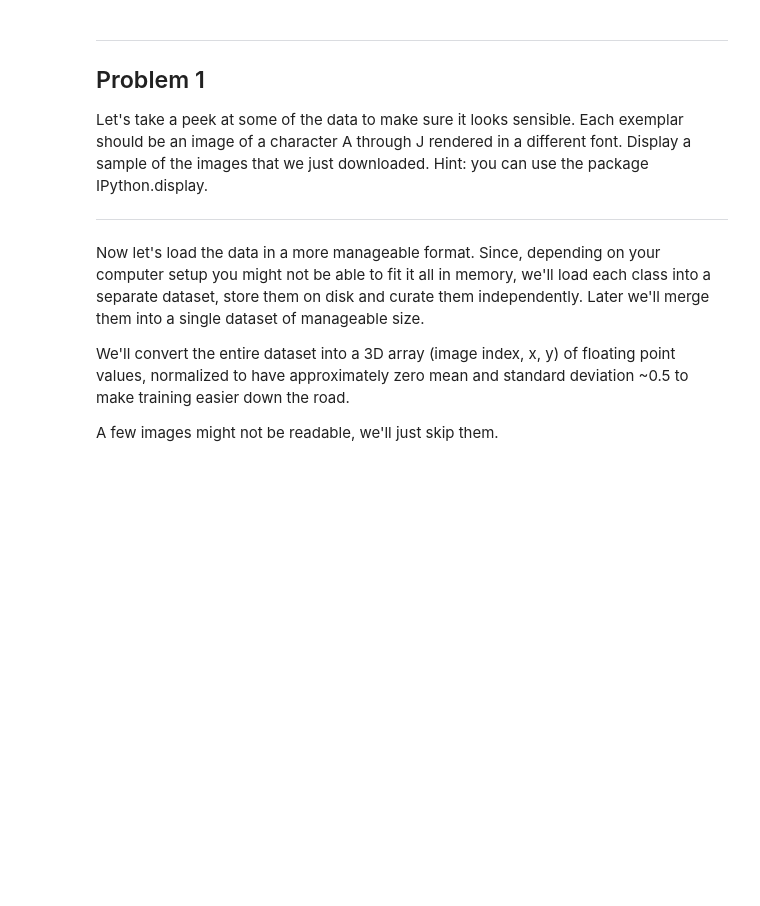
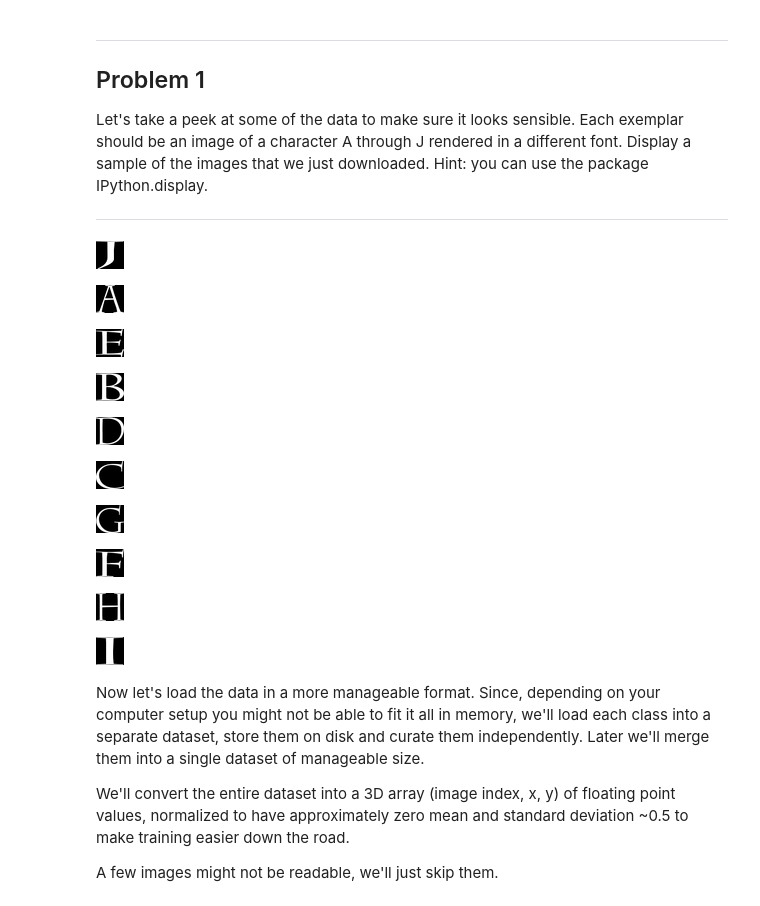
Before and after one commit to akkomar/data-science, a Jupyter notebook: deep-learning-ud370/1_notmnist.ipynb, the cells around one changed output. Cells and saved outputs as stored; diff of their text form; code cells hidden in the pictures; blank space fills up the shorter version.

Commit message:
Assignment 1 - notMNIST - wip

```diff
--- a/deep-learning-ud370/1_notmnist.ipynb
+++ b/deep-learning-ud370/1_notmnist.ipynb
@@ -116,6 +110,27 @@ Problem 1
 Let's take a peek at some of the data to make sure it looks sensible. Each exemplar should be an image of a character A through J rendered in a different font. Display a sample of the images that we just downloaded. Hint: you can use the package IPython.display.
 
 ---
+# %%
+from IPython.display import display, Image
+
+# display(Image(filename="notMNIST_small/A/Q0NXaWxkV29yZHMtQm9sZEl0YWxpYy50dGY=.png"))
+
+import os
+
+for dir in os.listdir('notMNIST_small'):
+    first_letter_from_dir = os.listdir('notMNIST_small/'+dir)[0]
+    display(Image(filename="notMNIST_small/"+dir+"/"+first_letter_from_dir))
+# %% [output]
+[figure, added]
+[figure, added]
+[figure, added]
+[figure, added]
+[figure, added]
+[figure, added]
+[figure, added]
+[figure, added]
+[figure, added]
+[figure, added]
 # %% [markdown]
 Now let's load the data in a more manageable format. Since, depending on your computer setup you might not be able to fit it all in memory, we'll load each class into a separate dataset, store them on disk and curate them independently. Later we'll merge them into a single dataset of manageable size.
 
```
Also changed, not shown: parts of 8 cells of this notebook, 2 other files.
